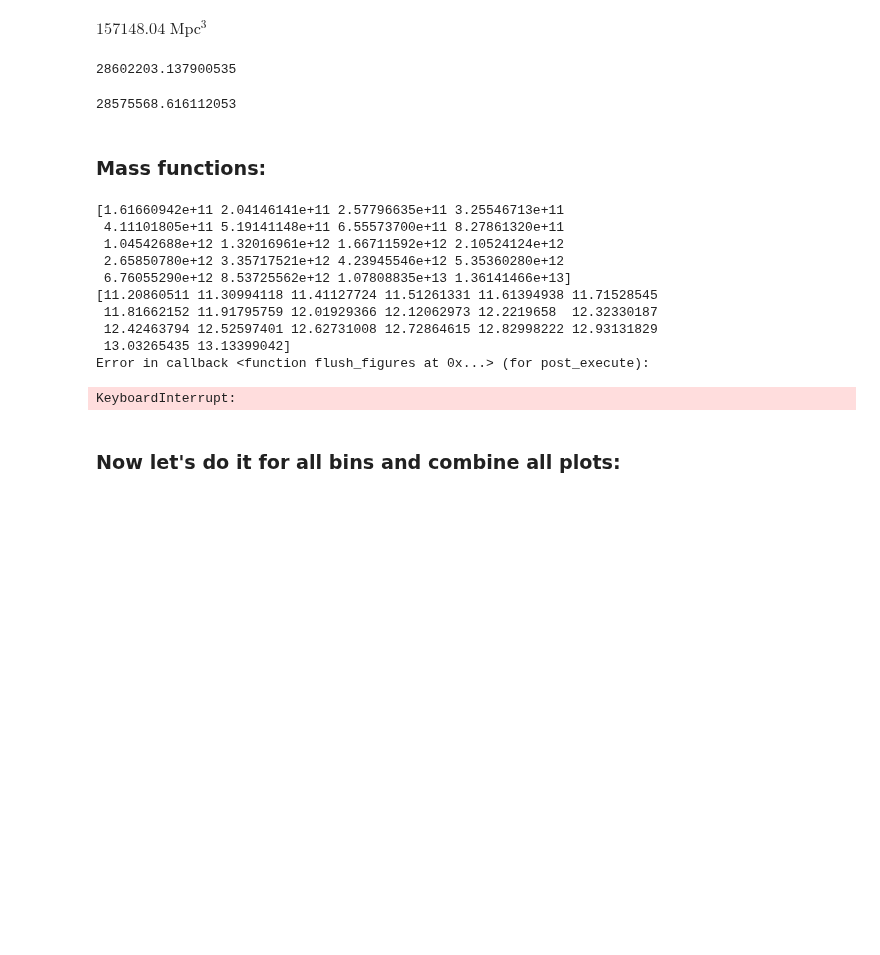
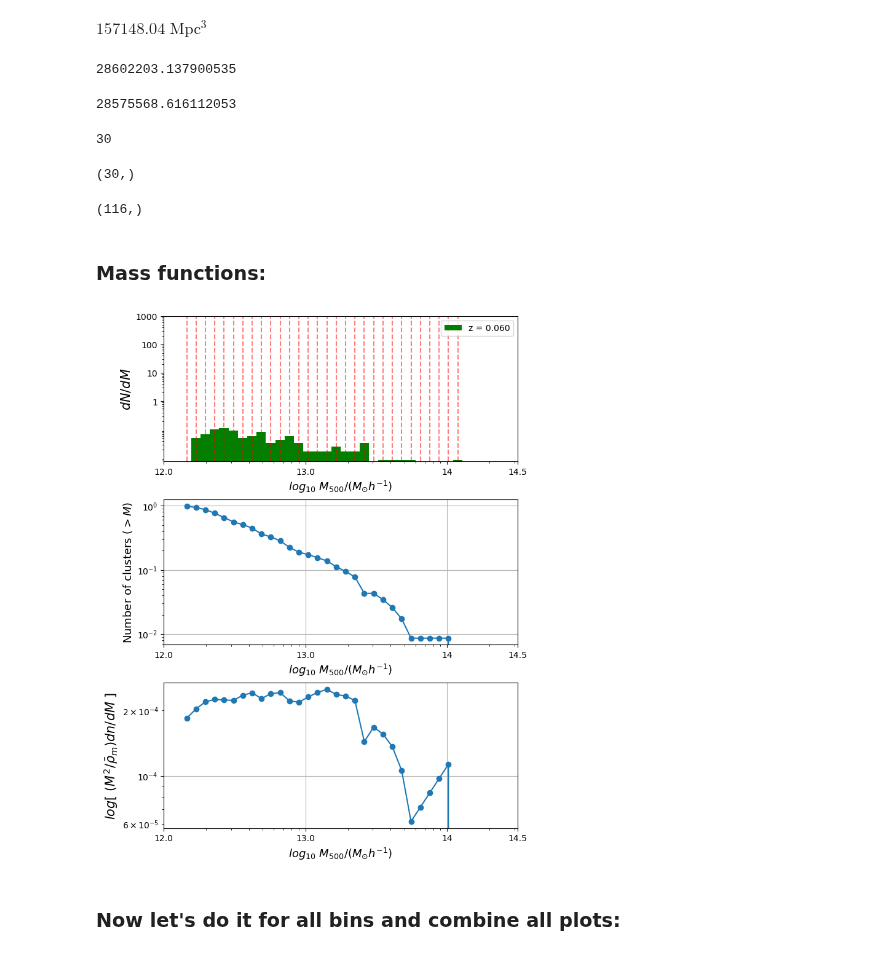
Before and after one commit to pi4imu/magneticum, a Jupyter notebook: hmf_clusters.ipynb, the cells around one changed output. Cells and saved outputs as stored; diff of their text form; code cells hidden in the pictures; blank space fills up the shorter version.

```diff
--- a/hmf_clusters.ipynb
+++ b/hmf_clusters.ipynb
@@ -399,10 +399,22 @@ phys_dcv(1.5, 0.1, Omega_M, Omega_L)
 phys_dcv_new(1.5, 0.1, Omega_M, Omega_L)
 # %% [output]
 28575568.616112053
+# %%
+len(np.ones(N1)/len(masses))
+# %% [output]
+30
+# %%
+w.shape
+# %% [output]
+(30,)
+# %%
+np.array(masses).shape
+# %% [output]
+(116,)
 # %% [markdown]
 ### Mass functions:
 # %%
-N1 = 20 # bins for masses
+N1 = 30 # bins for masses
 
 plt.figure(figsize=(7,9), layout="constrained")
 #plt.subplots(2, 2)
@@ -412,12 +424,17 @@ plt.subplot(311)
 # plotting histogram for all masses for this redshift
 
 beans = np.logspace(np.log10(min(masses)), np.log10(max(masses)), N1+1)
+
 #beans = np.linspace(min(masses), max(masses), N1+1)
+
 dNdM, M_left, bars_M = plt.hist(masses,
                                 bins=beans,
                                 color='green',
                                 histtype='barstacked',
+                                log=False,
+                                weights = np.ones(len(masses))/len(masses),
                                 label = 'z = '+f"{zzz:.3f}")
+
 plt.xscale('log')
 plt.yscale('log')
 plt.xticks([10**d for d in [12.0, 13.0, 14, 14.5]], [12.0, 13.0, 14, 14.5])
@@ -427,11 +444,13 @@ plt.ylabel(r"$ dN/dM $", fontsize = 15)
 plt.legend()                    #prop={'size': 15}, handlelength=0, loc=0)
 xxx = plt.gca().get_xlim()
 
-dM = np.diff(M_left)            # array of steps for masses, it is NOT the same for each bin
-M_binned = M_left[:-1]+dM/np.log(2)     # array of centers of each bin
+dM = np.diff(M_left)                     # array of steps for masses, it is NOT the same for each bin
+M_binned = (M_left[:-1]+M_left[1:])/2    # array of centers of each bin
 
-print(dM)
-print(np.log10(dM))
+#print(M_left[:-1], M_left[1:])
+
+#print(dM)
+#print(np.log10(dM))
 
 #plt.plot(M_binned, dM, marker='o')
 
@@ -446,7 +465,7 @@ plt.subplot(312)
 
 dNdM_cumulative=np.zeros(N1)
 
-for i in range(0, len(dNdM)):
+for i in range(0, N1):
     dNdM_cumulative[i] = np.sum(dNdM[i+1:])
     #print('Bin №', i+1, ':', dNdM[i], 'clusters;', dNdM_cumulative[i], 'with > mass')
 
@@ -460,45 +479,39 @@ plt.xticks([10**d for d in [12.0, 13.0, 14, 14.5]], [12.0, 13.0, 14, 14.5])
 plt.yscale('log')
 plt.xlabel("$log_{10} \ M_{500}/(M_{\odot} h^{-1})$", fontsize = 13)
 plt.ylabel("Number of clusters ($> M$)", fontsize = 13)  # that have \n lower or equal mass than given
 plt.grid()
 
 plt.subplot(313)
 
 # shifting from Number of clusters (N) in each bin to concentration of clusters (n) in each bin
 # by division of dNdM on comoving volume for this z
 
 dndM = dNdM_cumulative/phys_dcv_new(zzz, dz, Omega_M, Omega_L) # Mpc^(-3)
 
 #print(dndM)
 #print(np.sum(M_binned*dndM))
-#print(rho_crit(zzz))
+#print(rho_crit(zz))
 
 # rescaling dndM in Tinker 2008 style
 
+#print(dM)
+#print(dM*N1)
+
 rho_mean = rho_crit(zzz, Omega_M, Omega_L)/h**2  # h^2 Msun/kpc^3
+
 yyy = (M_binned**2/rho_mean)/1e9*dndM/dM  # sure? dimension is h
 
 plt.plot(M_binned, yyy, marker='o')
 plt.xlim(xxx)
 plt.xscale('log')
 plt.xticks([10**d for d in [12.0, 13.0, 14, 14.5]], [12.0, 13.0, 14, 14.5])
 plt.yscale('log')
 plt.xlabel("$log_{10} \ M_{500}/(M_{\odot} h^{-1})$", fontsize = 13)
 plt.ylabel(r"$log[ \ (M^2/\bar{\rho}_{m}) dn/dM \ ]$", fontsize = 15) # not log!
 plt.grid()
 #plt.show()
 # %% [output]
-[1.61660942e+11 2.04146141e+11 2.57796635e+11 3.25546713e+11
- 4.11101805e+11 5.19141148e+11 6.55573700e+11 8.27861320e+11
- 1.04542688e+12 1.32016961e+12 1.66711592e+12 2.10524124e+12
- 2.65850780e+12 3.35717521e+12 4.23945546e+12 5.35360280e+12
- 6.76055290e+12 8.53725562e+12 1.07808835e+13 1.36141466e+13]
-[11.20860511 11.30994118 11.41127724 11.51261331 11.61394938 11.71528545
- 11.81662152 11.91795759 12.01929366 12.12062973 12.2219658  12.32330187
- 12.42463794 12.52597401 12.62731008 12.72864615 12.82998222 12.93131829
- 13.03265435 13.13399042]
-Error in callback <function flush_figures at 0x...> (for post_execute):
-KeyboardInterrupt:
+[figure, added]
 # %% [markdown]
 ### Now let's do it for all bins and combine all plots:
 # %%
```
Also changed, not shown: parts of 5 cells of this notebook, 10 other files.
